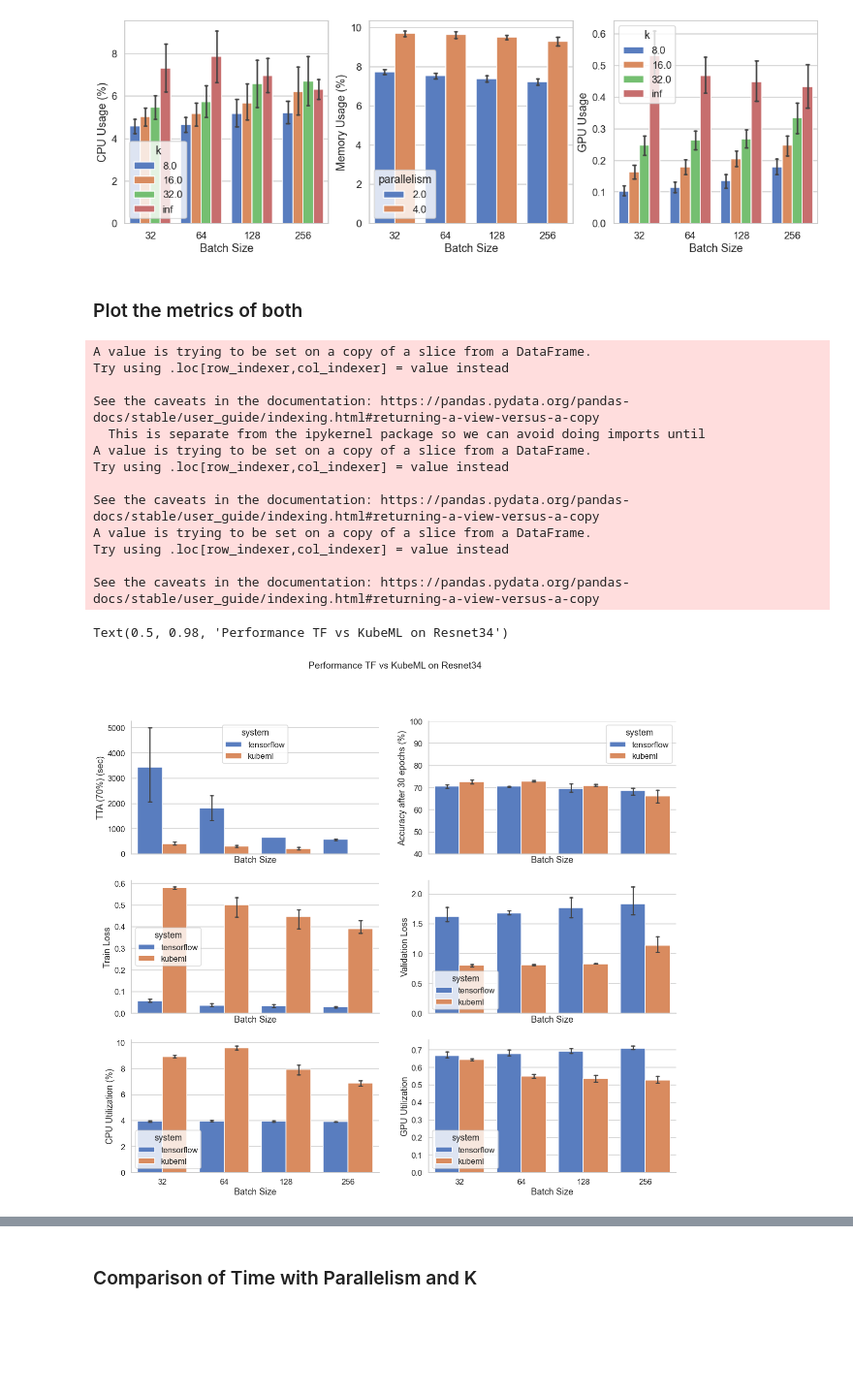
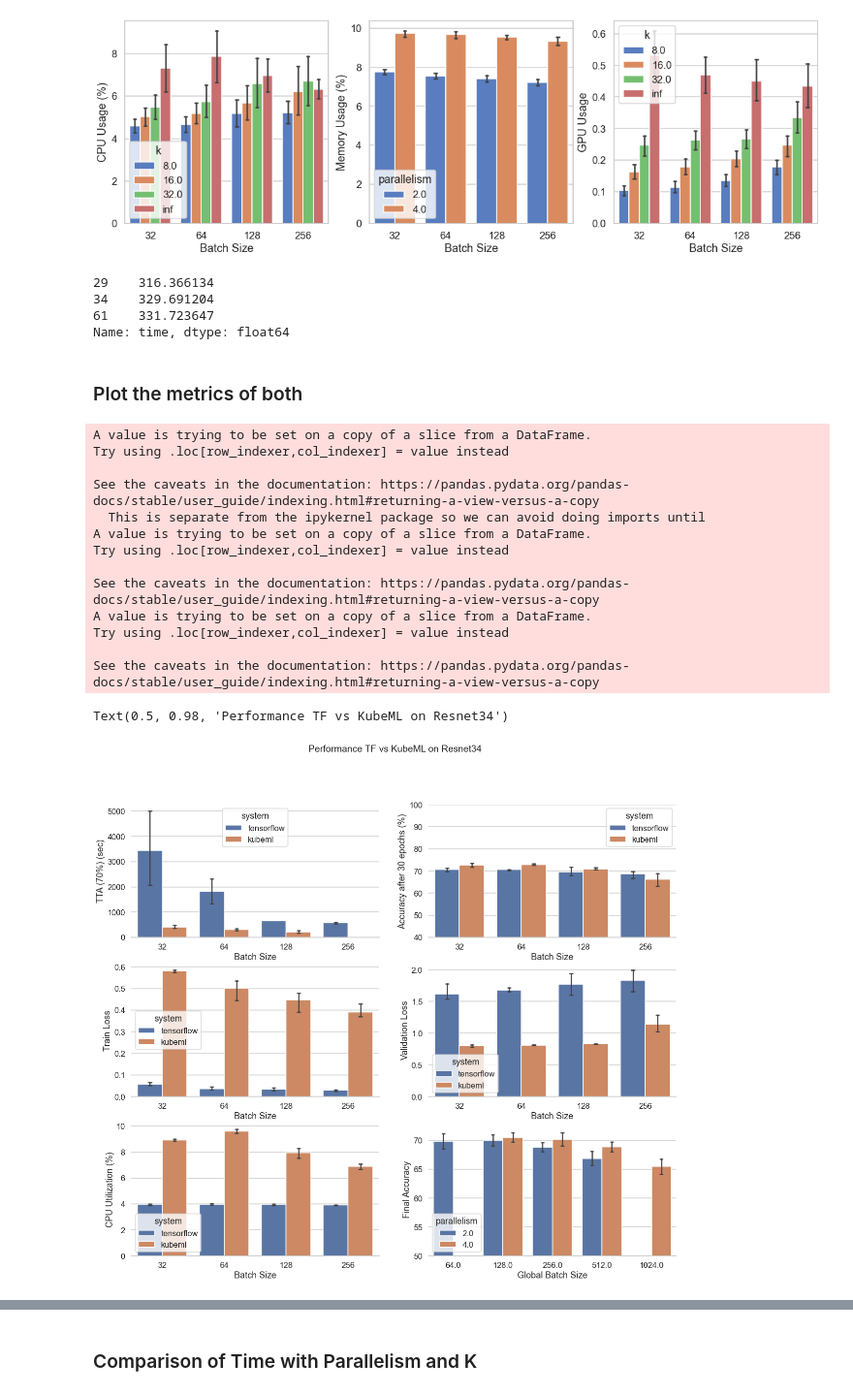
Before and after one commit to DiegoStock12/kubeml, a Jupyter notebook: ml/experiments/insights.ipynb, the cells around one changed output, grey strips where cells are left out. Shown at 97% size. Drawn from its saved outputs; the diff is of its cells as text; code cells hidden in the pictures; blank space fills up the shorter version.

```diff
--- a/ml/experiments/insights.ipynb
+++ b/ml/experiments/insights.ipynb
@@ -661,6 +661,13 @@ ax3.set_ylabel('GPU Usage')
 # %% [output]
 Text(0, 0.5, 'GPU Usage')
 [figure]
+# %%
+ml[(ml.parallelism==4) & (ml.k==float('inf')) & (ml.batch_size==128)].time
+# %% [output]
+29    316.366134
+34    329.691204
+61    331.723647
+Name: time, dtype: float64
 # %% [markdown]
 ### Plot the metrics of both
 # %%
@@ -671,7 +678,7 @@ _r['t30'] = _r['time']
 
 # COMPARE THE LOSSES, THE VAL LOSS OF KUBEML SHOULD BE HIGHER (DO NOT KNOW THE TRAIN LOSS, BECAUSE OF EXPLORATION,
 # WHILE STILL GIVING BEST ACCURACY (BETTER GENERALIZATION))
-f, ax = plt.subplots(3, 2, sharex=True, figsize=(20, 17))
+f, ax = plt.subplots(3, 2, sharex=False, figsize=(20, 17))
 
 # 1) Plot the comparison of tta between both
 sns.barplot(x='batch_size',
@@ -737,39 +744,41 @@ sns.barplot(x='batch_size',
             hue='system',
             ax=ax[2][0])
 
 ax[2][0].set_xlabel('Batch Size')
 ax[2][0].set_ylabel('CPU Utilization (%)')
 
-# GPu Util
-sns.barplot(x='batch_size',
-            y='gpu_usage',
-            data=_r ,
+# Global Batch Size relationship with tta
+_ml = r[r.system=='kubeml']
+sns.barplot(x='global_batch',
+            y='acc',
+            data=_ml ,
             capsize=.05,
             errwidth=2.5,
-            hue='system',
+            hue='parallelism',
             ax=ax[2][1])
 
-ax[2][1].set_xlabel('Batch Size')
-ax[2][1].set_ylabel('GPU Utilization')
+ax[2][1].set_xlabel('Global Batch Size')
+ax[2][1].set_ylabel('Final Accuracy')
+ax[2][1].set_ylim([50, 73])
 
 
-sns.despine()
+sns.despine(left=True)
 plt.suptitle('Performance TF vs KubeML on Resnet34')
 
 # plt.savefig('./figures/ppt/resnet-performance.png', dpi=400)
 # %% [output]
 A value is trying to be set on a copy of a slice from a DataFrame.
 Try using .loc[row_indexer,col_indexer] = value instead
 
 See the caveats in the documentation: https://pandas.pydata.org/pandas-docs/stable/user_guide/indexing.html#returning-a-view-versus-a-copy
   This is separate from the ipykernel package so we can avoid doing imports until
 A value is trying to be set on a copy of a slice from a DataFrame.
 Try using .loc[row_indexer,col_indexer] = value instead
 
 See the caveats in the documentation: https://pandas.pydata.org/pandas-docs/stable/user_guide/indexing.html#returning-a-view-versus-a-copy
 A value is trying to be set on a copy of a slice from a DataFrame.
 Try using .loc[row_indexer,col_indexer] = value instead
 
 See the caveats in the documentation: https://pandas.pydata.org/pandas-docs/stable/user_guide/indexing.html#returning-a-view-versus-a-copy
 Text(0.5, 0.98, 'Performance TF vs KubeML on Resnet34')
-[figure, old version]
+[figure, new version]
```
Also changed, not shown: parts of 4 cells of this notebook, 5 other files.
